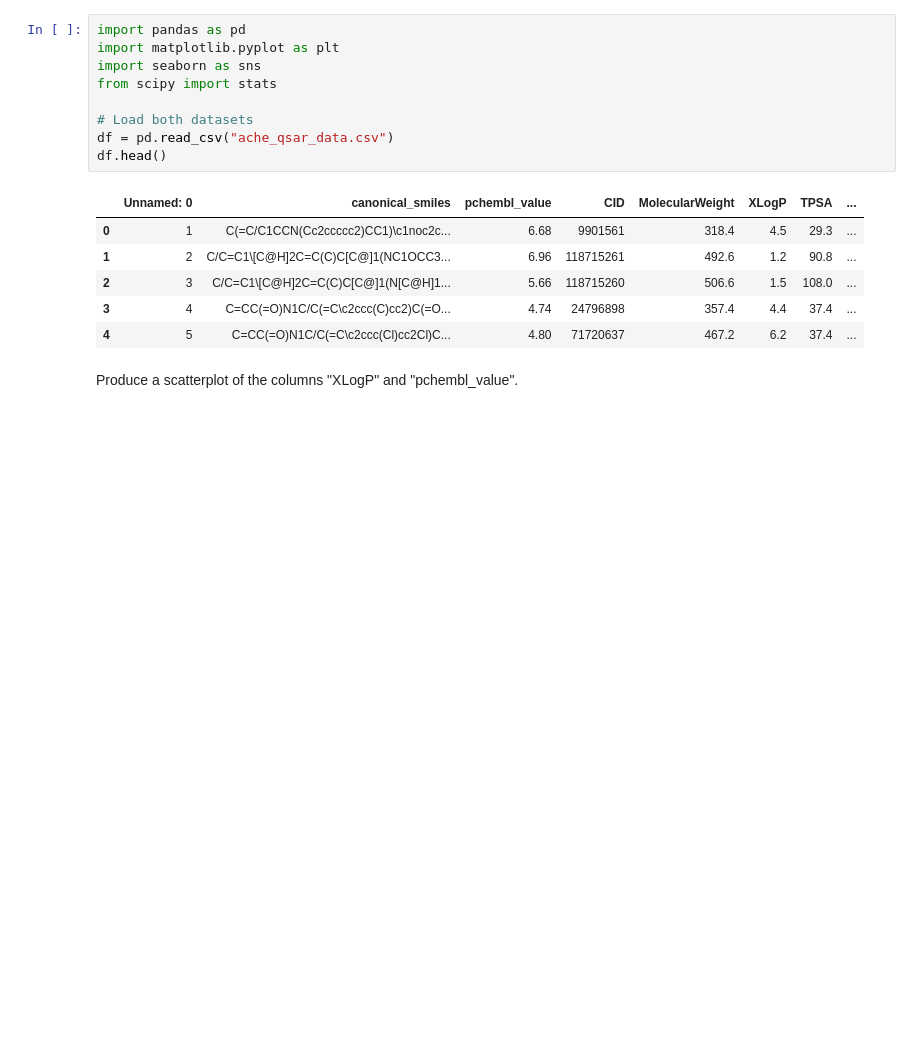
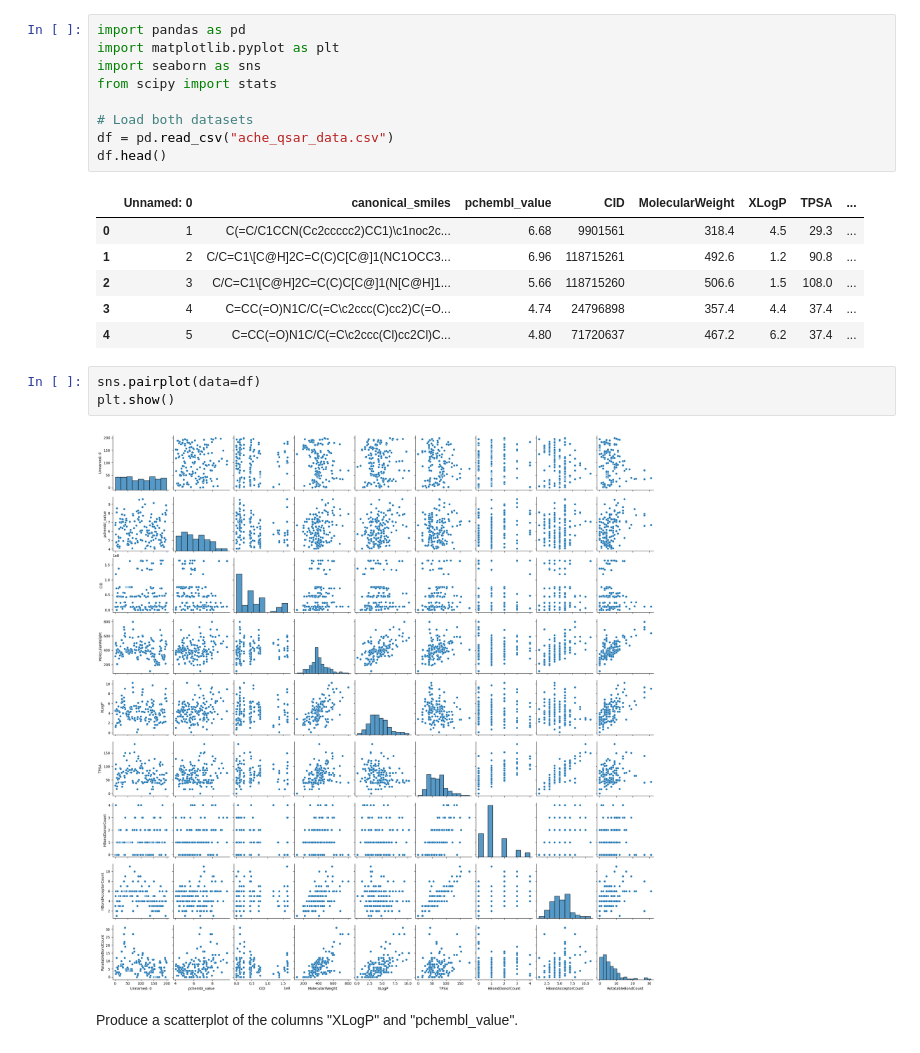
Before and after one commit to Hassan-Haydar/DSA103, a Jupyter notebook: lecture9/lecture9-material/hypothesis.ipynb, the cells around one changed output. Cells and saved outputs as stored; diff of their text form; blank space fills up the shorter version.

```diff
--- a/lecture9/lecture9-material/hypothesis.ipynb
+++ b/lecture9/lecture9-material/hypothesis.ipynb
@@ -22,6 +22,11 @@ df.head()
 | 2 | 3 | C/C=C1\[C@H]2C=C(C)C[C@]1(N[C@H]1... | 5.66 | 118715260 | 506.6 | 1.5 | 108.0 | ... |
 | 3 | 4 | C=CC(=O)N1C/C(=C\c2ccc(C)cc2)C(=O... | 4.74 | 24796898 | 357.4 | 4.4 | 37.4 | ... |
 | 4 | 5 | C=CC(=O)N1C/C(=C\c2ccc(Cl)cc2Cl)C... | 4.80 | 71720637 | 467.2 | 6.2 | 37.4 | ... |
+# %%
+sns.pairplot(data=df)
+plt.show()
+# %% [output]
+[figure, added]
 # %% [markdown]
 Produce a scatterplot of the columns "XLogP" and "pchembl_value".
 # %%
```
Also changed, not shown: parts of 2 cells of this notebook.
